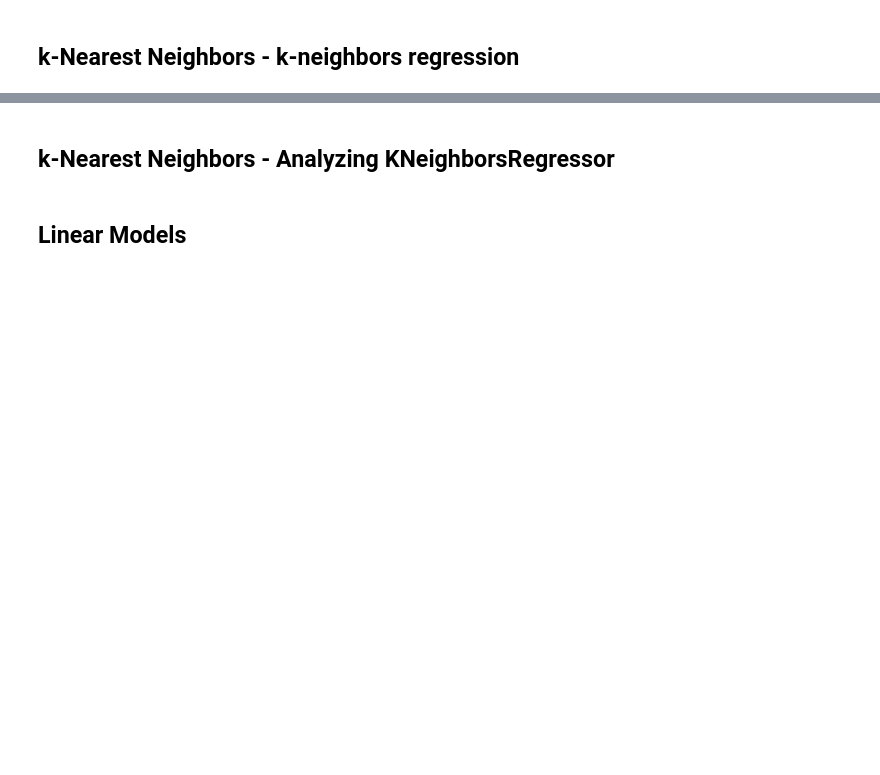
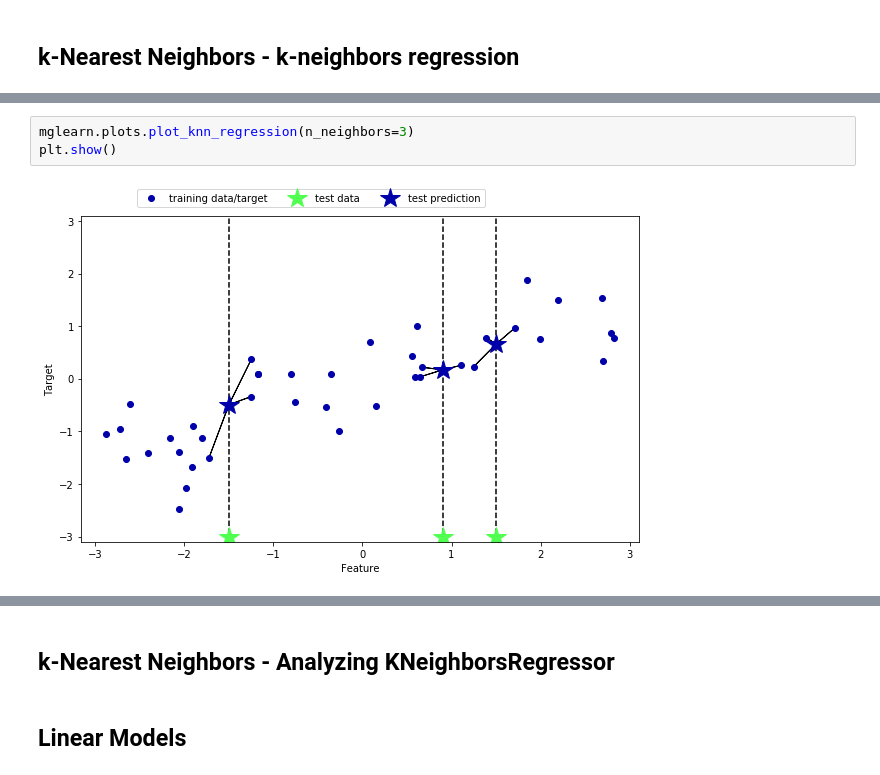
Before and after one commit to emile-bernard/Machine-Learning-With-Python, a Jupyter notebook: 2-supervised-learning.ipynb, the cells around one changed output, grey strips where cells are left out. Saved outputs shown, nothing was run; the diff lists cells and outputs as text; blank space fills up the shorter version.

```diff
--- a/2-supervised-learning.ipynb
+++ b/2-supervised-learning.ipynb
@@ -151,0 +206,5 @@ Test set accuracy: 0.86
+# %%
+mglearn.plots.plot_knn_regression(n_neighbors=3)
+plt.show()
+# %% [output]
+[figure, added]
```
Also changed, not shown: parts of 8 cells of this notebook.
